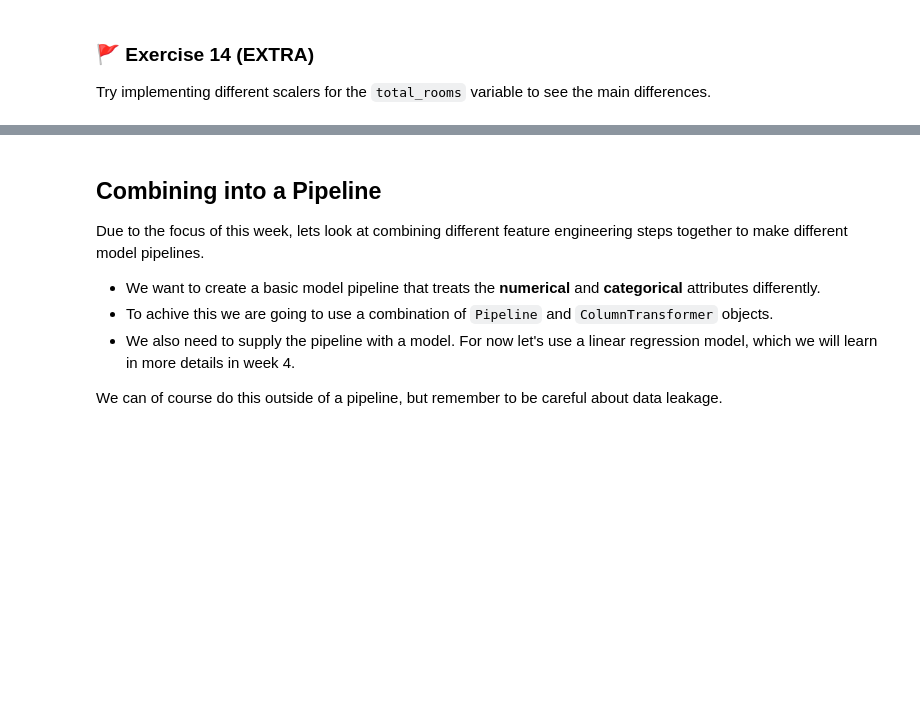
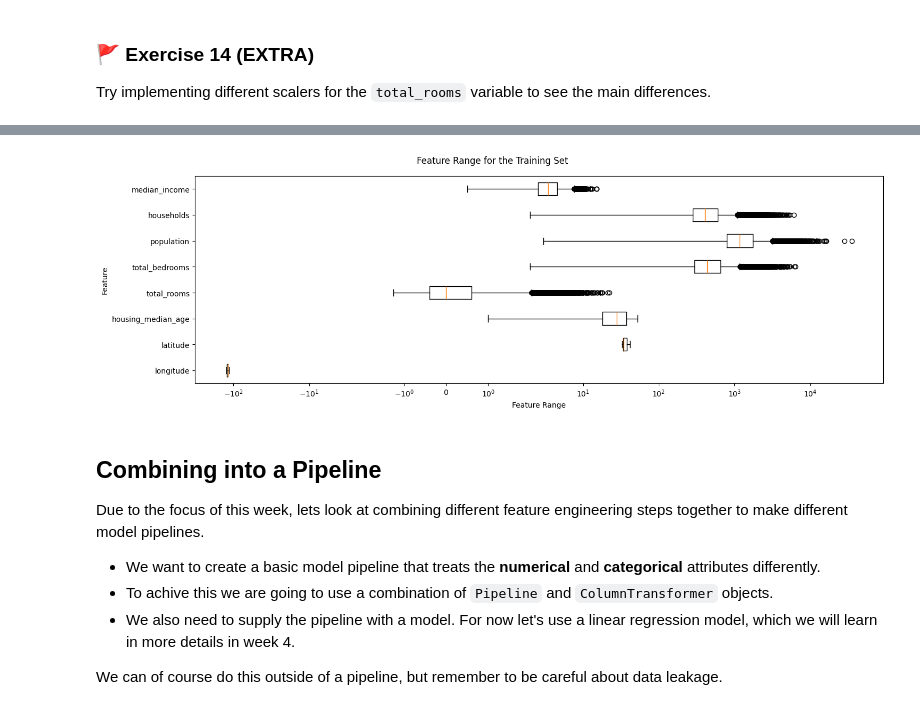
Before and after one commit to whenshon1/PyMLWk1, a Jupyter notebook: mlp_week01.ipynb, the cells around one changed output, grey strips where cells are left out. Cells and saved outputs as stored; diff of their text form; code cells hidden in the pictures; blank space fills up the shorter version.

```diff
--- a/mlp_week01.ipynb
+++ b/mlp_week01.ipynb
@@ -951,3 +996,22 @@ Error:
+# %%
+
+robust_scaler = RobustScaler()
+X_[:, 3] = robust_scaler.fit_transform(X[:, 3].reshape((-1, 1))).reshape((1, -1))
+
+fig, ax = plt.subplots(figsize=(15,5))
+
+plt.boxplot(X_[:,:-1], vert = False)
+plt.xscale("symlog")
+plt.ylabel("Feature")
+plt.xlabel("Feature Range")
+
+ax.set_yticklabels(features[:-1])
+
+plt.suptitle("Feature Range for the Training Set")
+plt.tight_layout()
+plt.show()
+# %% [output]
+[figure, added]
 # %% [markdown]
 ## Combining into a Pipeline
 
```
Also changed, not shown: parts of 26 cells of this notebook.
